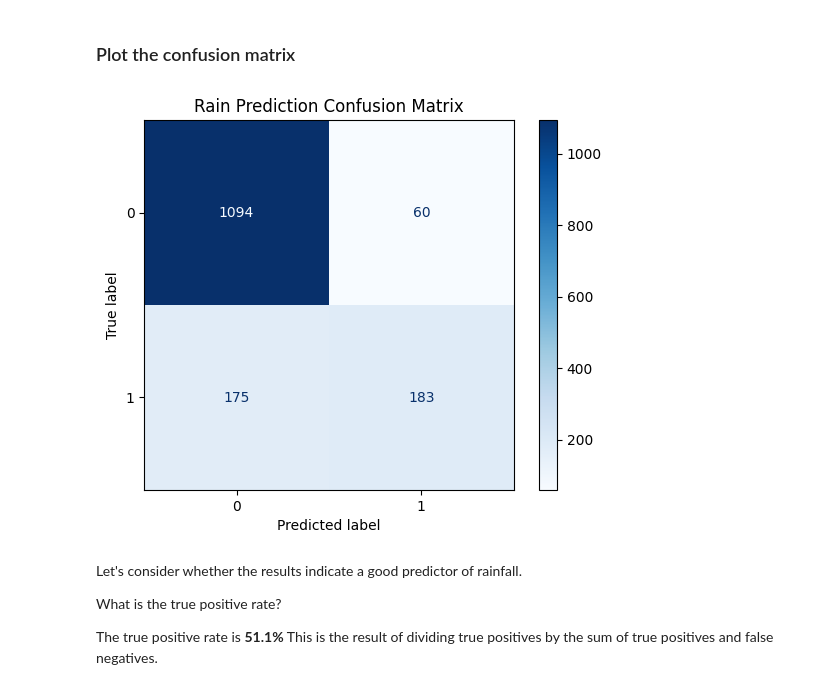
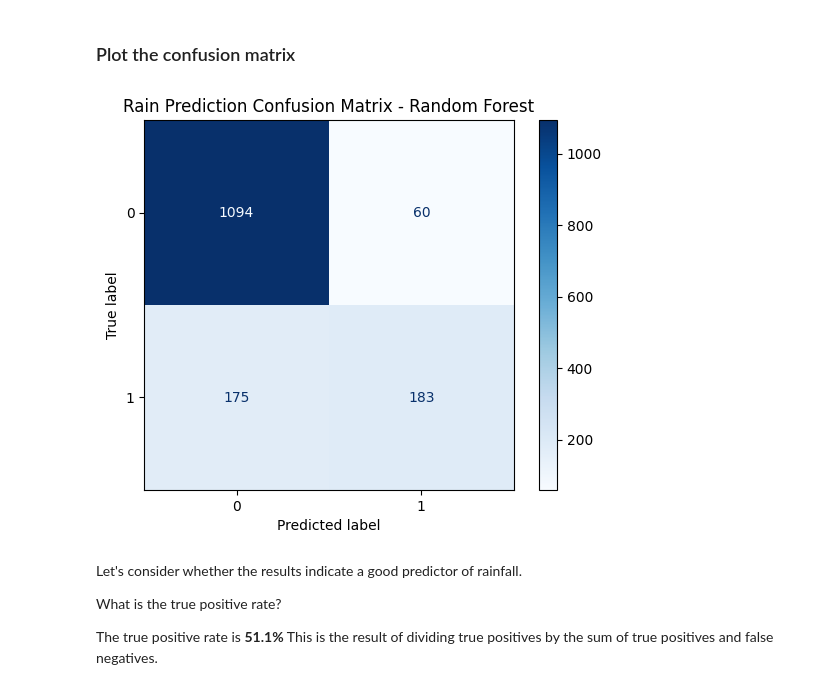
Before and after one commit to rcastro-ai/IBM-Data-Science-Professional-Certificate, a Jupyter notebook: 09-Machine-Learning-with-Python/rainfall-project/rainfall-prediction-model.ipynb, the cells around one changed output. Cells and saved outputs as stored; diff of their text form; code cells hidden in the pictures.

```diff
--- a/09-Machine-Learning-with-Python/rainfall-project/rainfall-prediction-model.ipynb
+++ b/09-Machine-Learning-with-Python/rainfall-project/rainfall-prediction-model.ipynb
@@ -525,13 +539,13 @@ weighted avg       0.84      0.84      0.83      1512
 # %%
 # Plotting the confusion matrix
 
 conf_matrix = confusion_matrix(y_test, rf_predictions)
 disp = ConfusionMatrixDisplay(confusion_matrix=conf_matrix)
 disp.plot(cmap='Blues')
-plt.title('Rain Prediction Confusion Matrix')
+plt.title('Rain Prediction Confusion Matrix - Random Forest')
 plt.show()
 # %% [output]
-[figure, old version]
+[figure, new version]
 # %% [markdown]
 Let's consider whether the results indicate a good predictor of rainfall.
 
```
Also changed, not shown: parts of 11 cells of this notebook, 1 other file.
